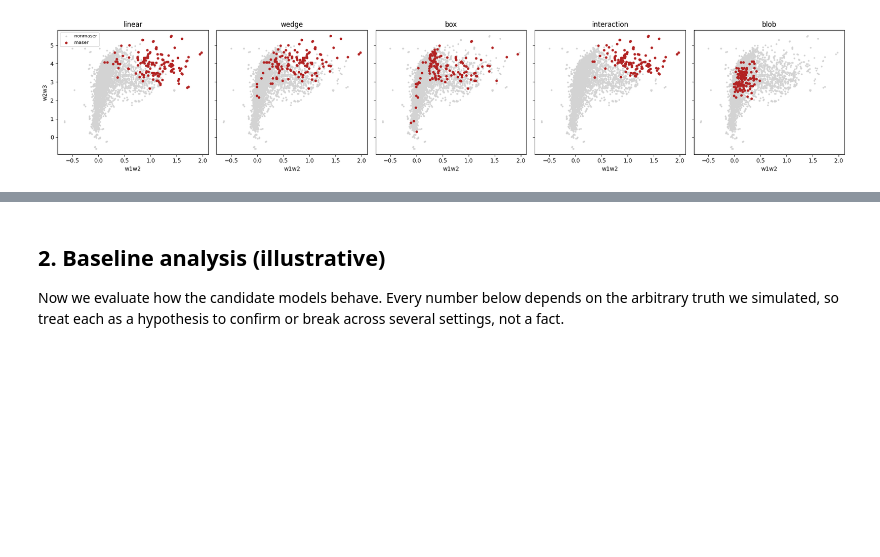
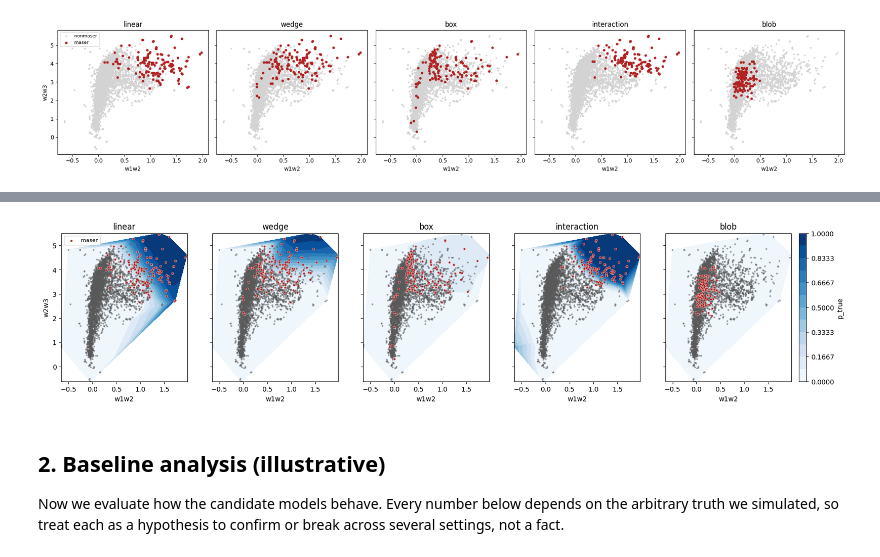
Before and after one commit to spragunr/maser-research, a Jupyter notebook: notebooks/synthetic_data_walkthrough.ipynb, the cells around one changed output, grey strips where cells are left out. Cells and saved outputs as stored; diff of their text form; code cells hidden in the pictures; blank space fills up the shorter version.

```diff
--- a/notebooks/synthetic_data_walkthrough.ipynb
+++ b/notebooks/synthetic_data_walkthrough.ipynb
@@ -207,3 +257,7 @@ plt.show()
+# %%
+plot_prob_contours("wise", neg_size=3, pos_size=12)
+# %% [output]
+[figure, added]
 # %% [markdown]
 ## 2. Baseline analysis (illustrative)
 
```
Also changed, not shown: parts of 5 cells of this notebook, 2 other files.
